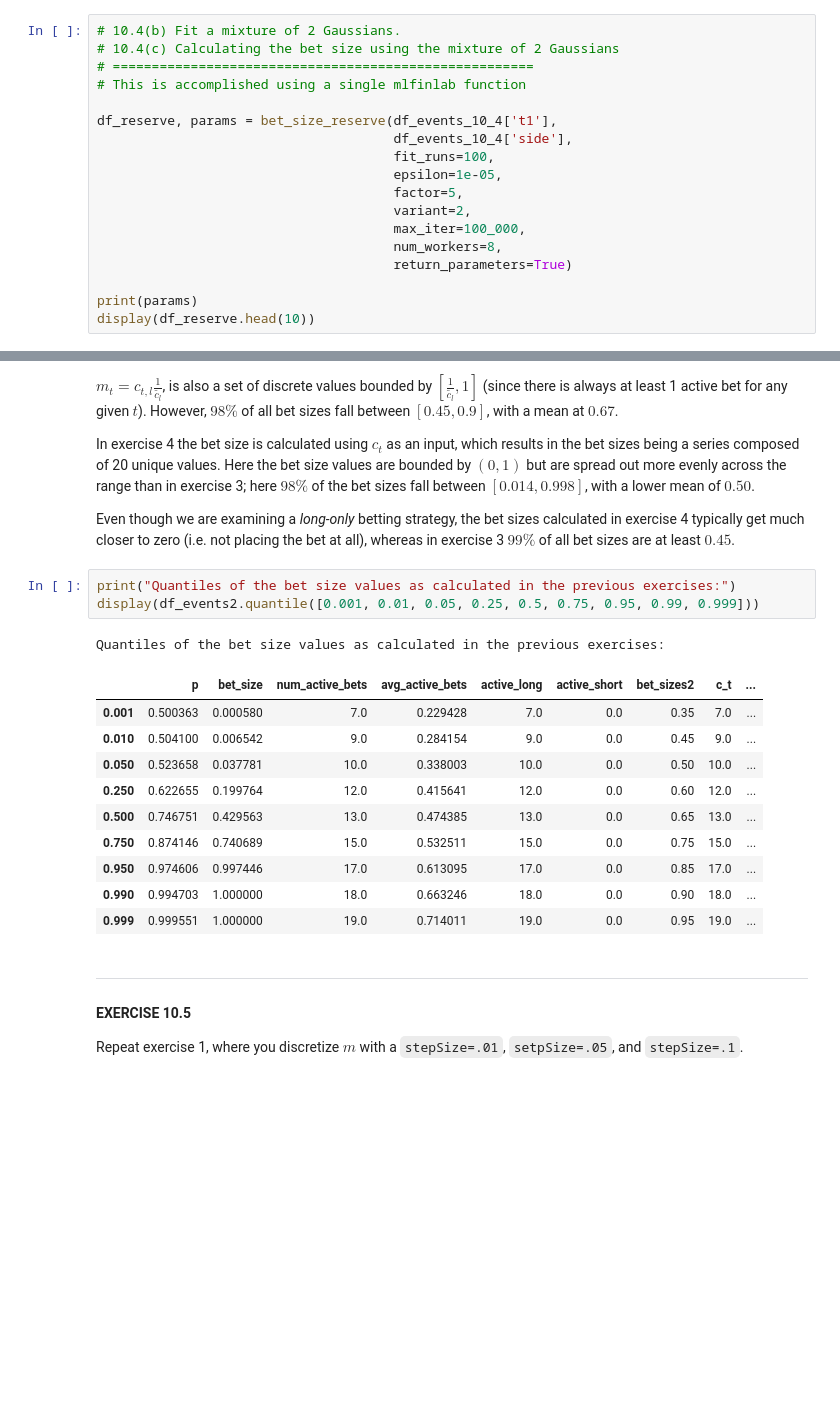
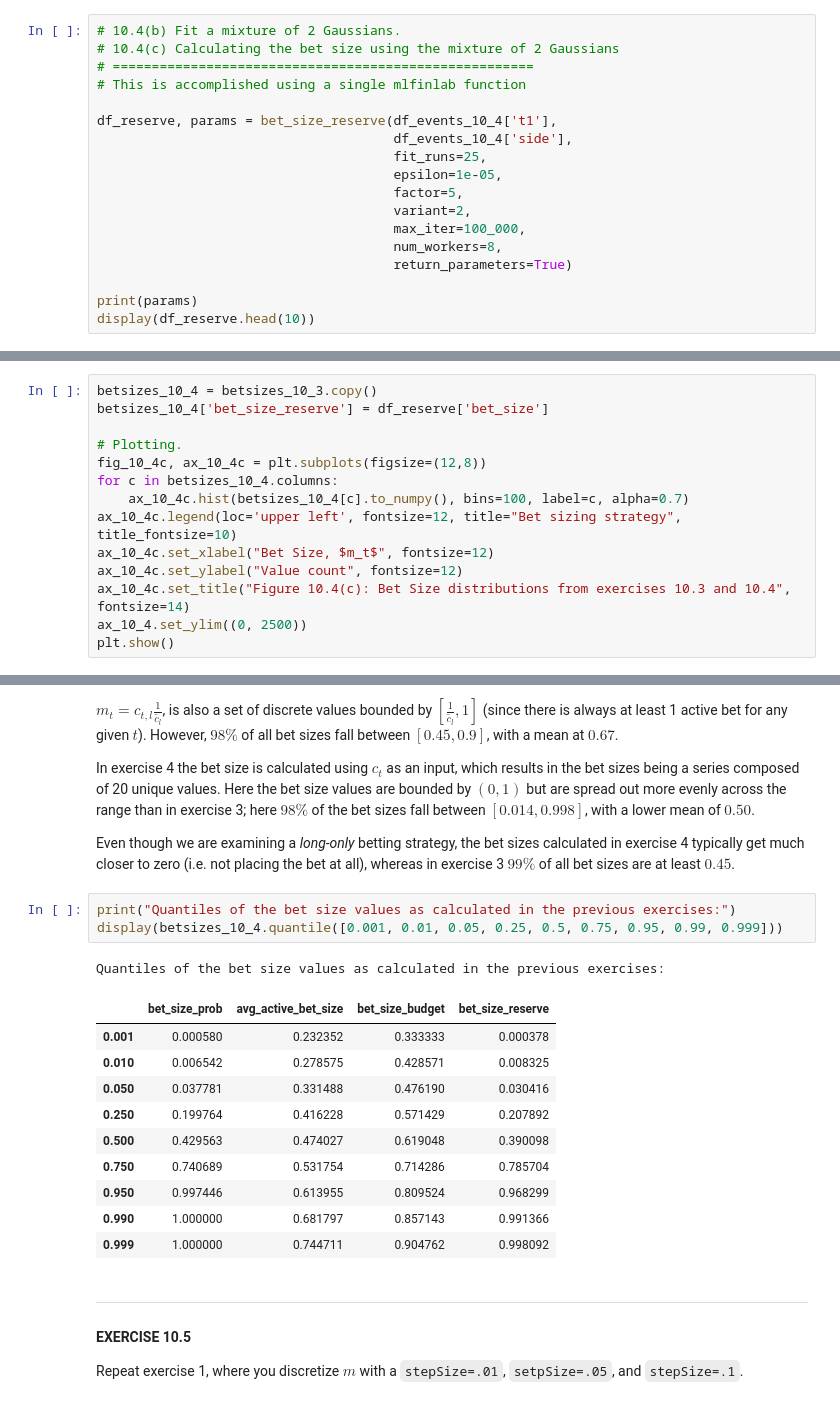
Before and after one commit to AI-Stuff/hudson-and-thames-research, a Jupyter notebook: Chapter10/Chapter10_Exercises (mlfinlab).ipynb, the cells around one changed output, grey strips where cells are left out. Cells and saved outputs as stored; diff of their text form; blank space fills up the shorter version.

```diff
--- a/Chapter10/Chapter10_Exercises (mlfinlab).ipynb
+++ b/Chapter10/Chapter10_Exercises (mlfinlab).ipynb
@@ -249,7 +251,7 @@ plt.show()
 
 df_reserve, params = bet_size_reserve(df_events_10_4['t1'],
                                       df_events_10_4['side'],
-                                      fit_runs=100,
+                                      fit_runs=25,
                                       epsilon=1e-05,
                                       factor=5,
                                       variant=2,
@@ -392,0 +279,14 @@ display(df_events2[['c_t', 'bet_sizes2', 'bet_sizes3']].describe())
+# %%
+betsizes_10_4 = betsizes_10_3.copy()
+betsizes_10_4['bet_size_reserve'] = df_reserve['bet_size']
+
+# Plotting.
+fig_10_4c, ax_10_4c = plt.subplots(figsize=(12,8))
+for c in betsizes_10_4.columns:
+    ax_10_4c.hist(betsizes_10_4[c].to_numpy(), bins=100, label=c, alpha=0.7)
+ax_10_4c.legend(loc='upper left', fontsize=12, title="Bet sizing strategy", title_fontsize=10)
+ax_10_4c.set_xlabel("Bet Size, $m_t$", fontsize=12)
+ax_10_4c.set_ylabel("Value count", fontsize=12)
+ax_10_4c.set_title("Figure 10.4(c): Bet Size distributions from exercises 10.3 and 10.4", fontsize=14)
+ax_10_4.set_ylim((0, 2500))
+plt.show()
@@ -402,19 +304,19 @@ In exercise 4 the bet size is calculated using $c_t$ as an input, which results
 Even though we are examining a *long-only* betting strategy, the bet sizes calculated in exercise 4 typically get much closer to zero (i.e. not placing the bet at all), whereas in exercise 3 $99\%$ of all bet sizes are at least $0.45$.
 # %%
 print("Quantiles of the bet size values as calculated in the previous exercises:")
-display(df_events2.quantile([0.001, 0.01, 0.05, 0.25, 0.5, 0.75, 0.95, 0.99, 0.999]))
+display(betsizes_10_4.quantile([0.001, 0.01, 0.05, 0.25, 0.5, 0.75, 0.95, 0.99, 0.999]))
 # %% [output]
 Quantiles of the bet size values as calculated in the previous exercises:
-|  | p | bet_size | num_active_bets | avg_active_bets | active_long | active_short | bet_sizes2 | c_t | ... |
-| 0.001 | 0.500363 | 0.000580 | 7.0 | 0.229428 | 7.0 | 0.0 | 0.35 | 7.0 | ... |
-| 0.010 | 0.504100 | 0.006542 | 9.0 | 0.284154 | 9.0 | 0.0 | 0.45 | 9.0 | ... |
-| 0.050 | 0.523658 | 0.037781 | 10.0 | 0.338003 | 10.0 | 0.0 | 0.50 | 10.0 | ... |
-| 0.250 | 0.622655 | 0.199764 | 12.0 | 0.415641 | 12.0 | 0.0 | 0.60 | 12.0 | ... |
-| 0.500 | 0.746751 | 0.429563 | 13.0 | 0.474385 | 13.0 | 0.0 | 0.65 | 13.0 | ... |
-| 0.750 | 0.874146 | 0.740689 | 15.0 | 0.532511 | 15.0 | 0.0 | 0.75 | 15.0 | ... |
-| 0.950 | 0.974606 | 0.997446 | 17.0 | 0.613095 | 17.0 | 0.0 | 0.85 | 17.0 | ... |
-| 0.990 | 0.994703 | 1.000000 | 18.0 | 0.663246 | 18.0 | 0.0 | 0.90 | 18.0 | ... |
-| 0.999 | 0.999551 | 1.000000 | 19.0 | 0.714011 | 19.0 | 0.0 | 0.95 | 19.0 | ... |
+|  | bet_size_prob | avg_active_bet_size | bet_size_budget | bet_size_reserve |
+| 0.001 | 0.000580 | 0.232352 | 0.333333 | 0.000378 |
+| 0.010 | 0.006542 | 0.278575 | 0.428571 | 0.008325 |
+| 0.050 | 0.037781 | 0.331488 | 0.476190 | 0.030416 |
+| 0.250 | 0.199764 | 0.416228 | 0.571429 | 0.207892 |
+| 0.500 | 0.429563 | 0.474027 | 0.619048 | 0.390098 |
+| 0.750 | 0.740689 | 0.531754 | 0.714286 | 0.785704 |
+| 0.950 | 0.997446 | 0.613955 | 0.809524 | 0.968299 |
+| 0.990 | 1.000000 | 0.681797 | 0.857143 | 0.991366 |
+| 0.999 | 1.000000 | 0.744711 | 0.904762 | 0.998092 |
 # %% [markdown]
 ----
 #### EXERCISE 10.5
```
Also changed, not shown: parts of 17 cells of this notebook.
